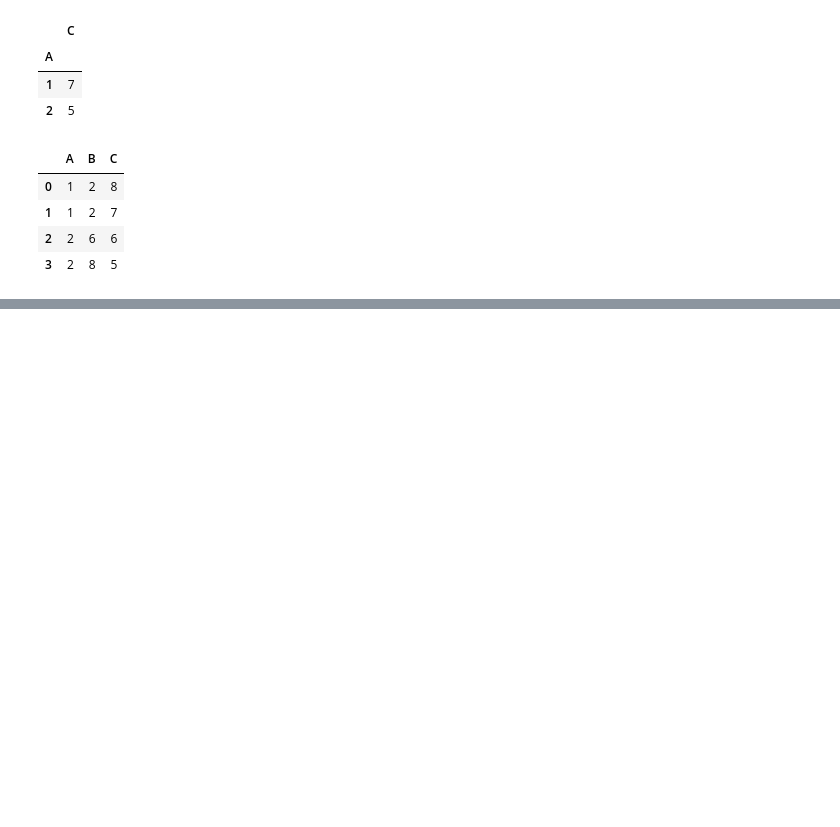
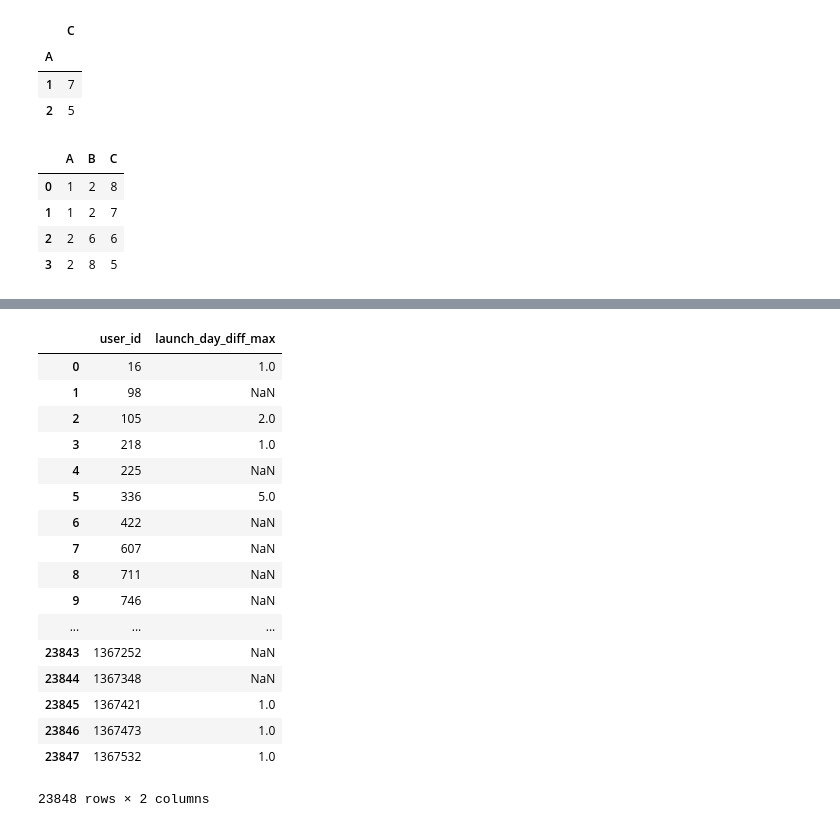
Before and after one commit to fuhailin/2018-Big-Data-Challenge, a Jupyter notebook: solution/baseline.ipynb, the cells around one changed output, grey strips where cells are left out. Drawn from its saved outputs; the diff is of its cells as text; code cells hidden in the pictures; blank space fills up the shorter version.

```diff
--- a/solution/baseline.ipynb
+++ b/solution/baseline.ipynb
@@ -174,0 +218,2 @@ t = df1.groupby('A').agg({'A':'mean'})
+# %%
+launch_day_diff = pd.concat([temp_launch['user_id'], temp_launch.groupby(['user_id']).diff().rename({'launch_day': 'launch_day_diff'}, axis=1)], axis=1)
@@ -174,0 +229,21 @@ t = df1.groupby('A').agg({'A':'mean'})
+# %%
+launch_day_diff.groupby(['user_id'])['launch_day_diff'].max().rename('launch_day_diff_max').reset_index()
+# %% [output]
+|  | user_id | launch_day_diff_max |
+| 0 | 16 | 1.0 |
+| 1 | 98 | NaN |
+| 2 | 105 | 2.0 |
+| 3 | 218 | 1.0 |
+| 4 | 225 | NaN |
+| 5 | 336 | 5.0 |
+| 6 | 422 | NaN |
+| 7 | 607 | NaN |
+| 8 | 711 | NaN |
+| 9 | 746 | NaN |
+| ... | ... | ... |
+| 23843 | 1367252 | NaN |
+| 23844 | 1367348 | NaN |
+| 23845 | 1367421 | 1.0 |
+| 23846 | 1367473 | 1.0 |
+| 23847 | 1367532 | 1.0 |
+23848 rows × 2 columns
```
Also changed, not shown: parts of 28 cells of this notebook, 17 other files.
